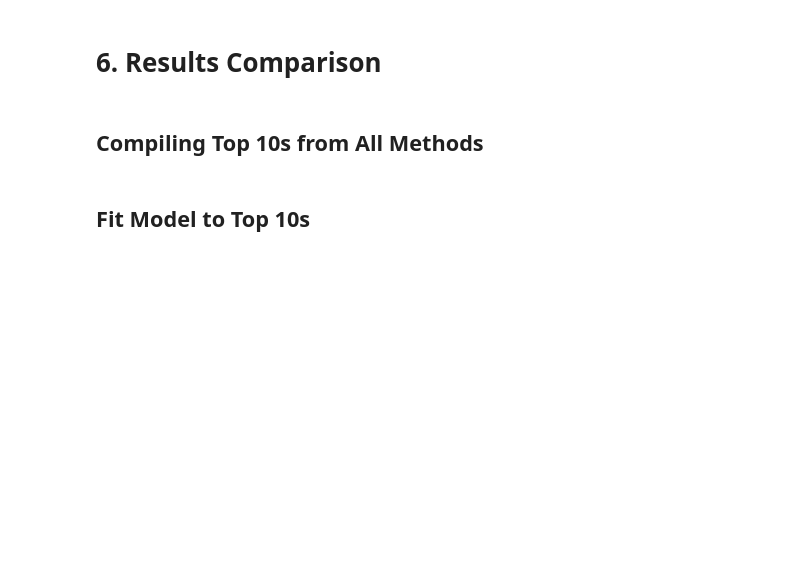
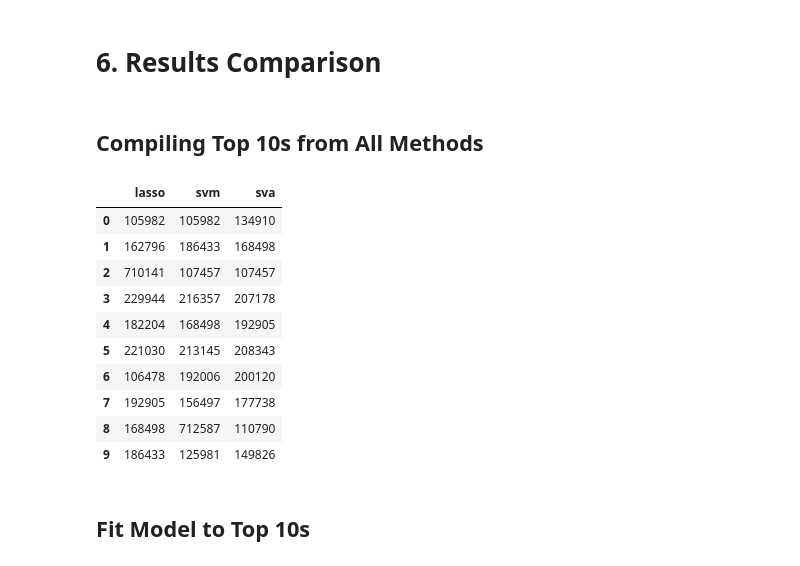
Before and after one commit to siepenmaru/stat3006-a4-code, a Jupyter notebook: A4.ipynb, the cells around one changed output. Saved outputs shown, nothing was run; the diff lists cells and outputs as text; code cells hidden in the pictures; blank space fills up the shorter version.

```diff
--- a/A4.ipynb
+++ b/A4.ipynb
@@ -506,3 +509,22 @@ top_10_sva = data[genes_sorted.head(10).index]
+# %%
+top_10s = pd.DataFrame({
+    'lasso': top_10_lasso.columns,
+    'svm': top_10_svm.columns,
+    'sva': top_10_sva.columns
+}, index=range(10))
+top_10s
+# %% [output]
+|  | lasso | svm | sva |
+| 0 | 105982 | 105982 | 134910 |
+| 1 | 162796 | 186433 | 168498 |
+| 2 | 710141 | 107457 | 107457 |
+| 3 | 229944 | 216357 | 207178 |
+| 4 | 182204 | 168498 | 192905 |
+| 5 | 221030 | 213145 | 208343 |
+| 6 | 106478 | 192006 | 200120 |
+| 7 | 192905 | 156497 | 177738 |
+| 8 | 168498 | 712587 | 110790 |
+| 9 | 186433 | 125981 | 149826 |
 # %% [markdown]
 ## Fit Model to Top 10s
 # %%
```
Also changed, not shown: parts of 9 cells of this notebook, 1 other file.
